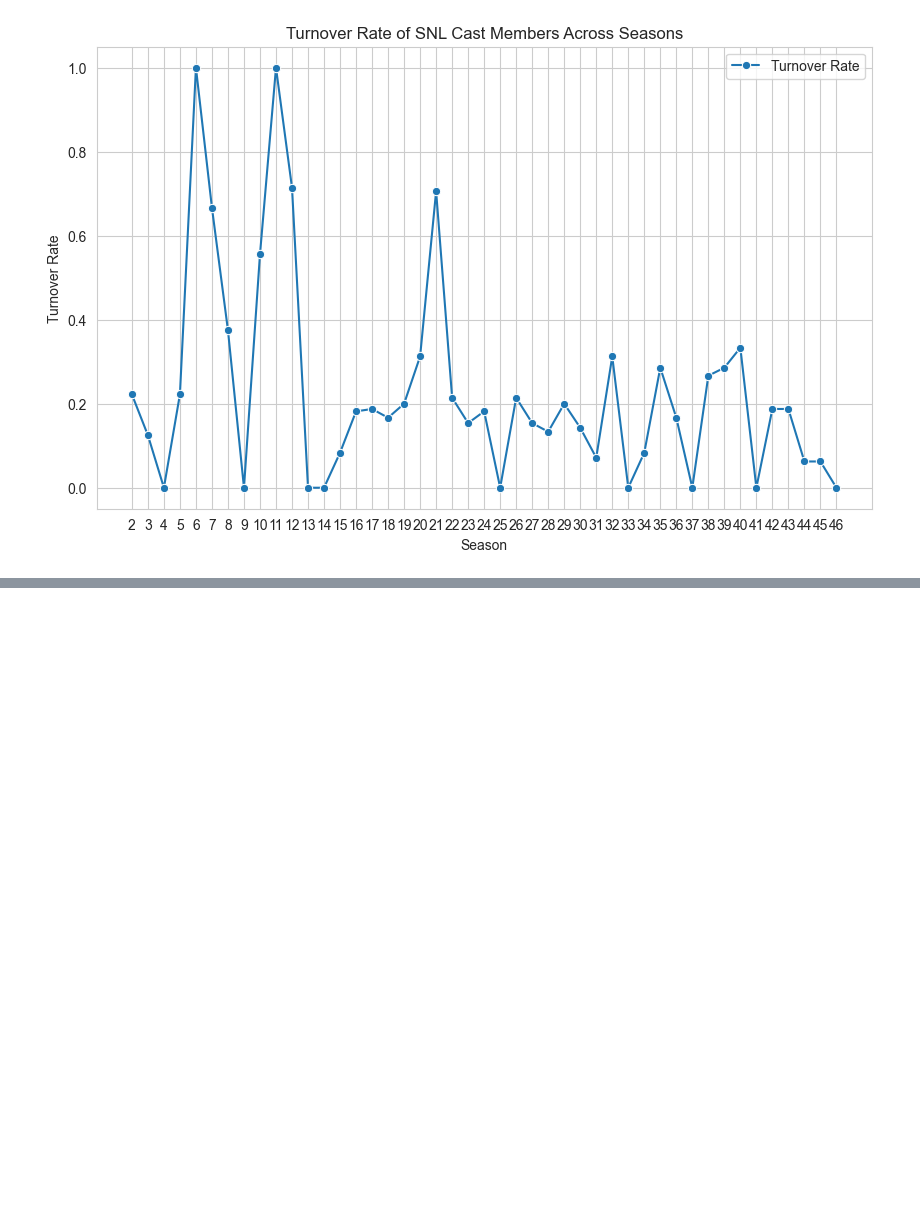
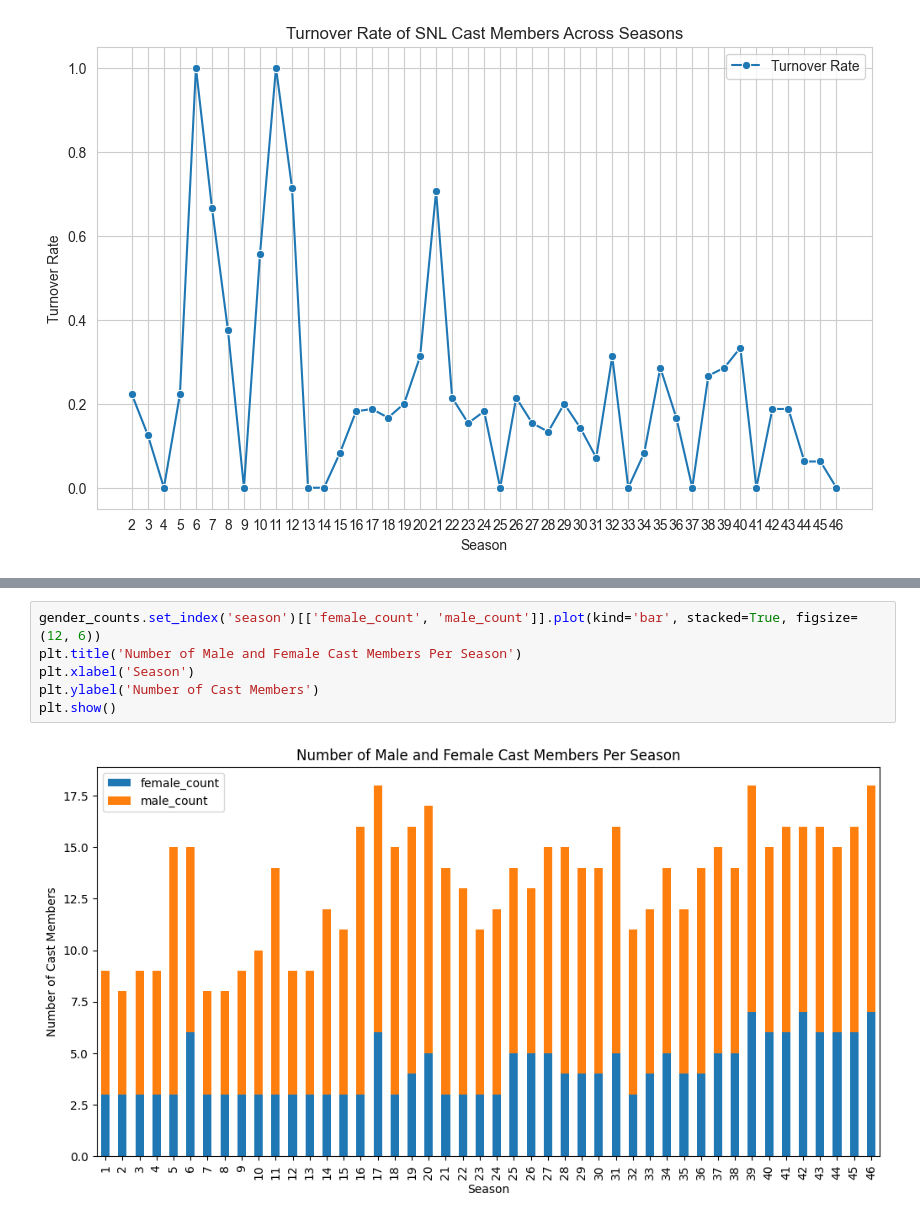
Before and after one commit to roshnik1/snl-analytics, a Jupyter notebook: cast_analytics.ipynb, the cells around one changed output, grey strips where cells are left out. Saved outputs shown, nothing was run; the diff lists cells and outputs as text; blank space fills up the shorter version.

```diff
--- a/cast_analytics.ipynb
+++ b/cast_analytics.ipynb
@@ -266,0 +350,8 @@ plt.show()
+# %%
+gender_counts.set_index('season')[['female_count', 'male_count']].plot(kind='bar', stacked=True, figsize=(12, 6))
+plt.title('Number of Male and Female Cast Members Per Season')
+plt.xlabel('Season')
+plt.ylabel('Number of Cast Members')
+plt.show()
+# %% [output]
+[figure, added]
```
Also changed, not shown: parts of 5 cells of this notebook.
